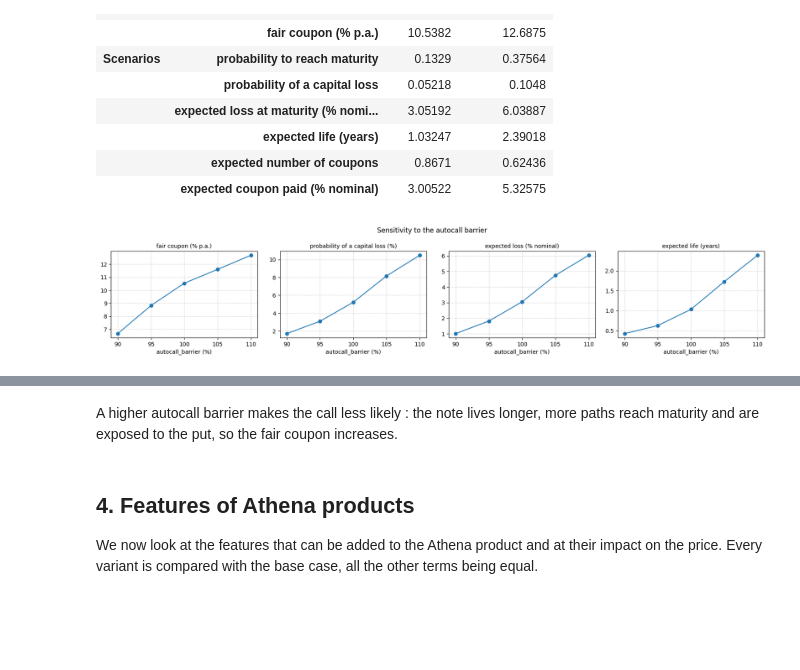
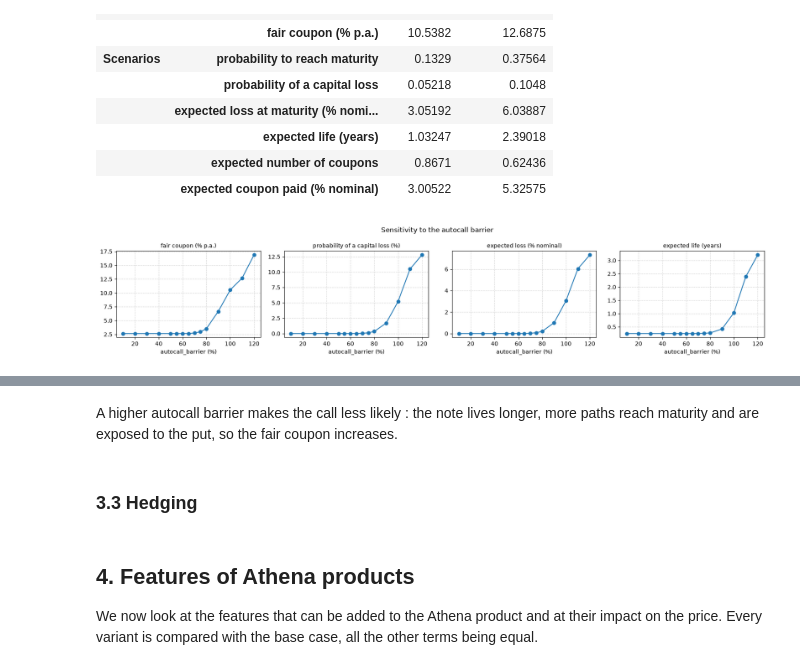
Before and after one commit to bengueddalauzonelias/portfolio, a Jupyter notebook: Products/Athena/athena_synthetic_pricing.ipynb, the cells around one changed output, grey strips where cells are left out. Saved outputs shown, nothing was run; the diff lists cells and outputs as text; code cells hidden in the pictures; blank space fills up the shorter version.

```diff
--- a/Products/Athena/athena_synthetic_pricing.ipynb
+++ b/Products/Athena/athena_synthetic_pricing.ipynb
@@ -192,10 +215,10 @@ compare("Autocall 110%", Athena(4.0, S0, 0.06, frequency=0.25, autocall_barrier=
 |  | expected number of coupons | 0.8671 | 0.62436 |
 |  | expected coupon paid (% nominal) | 3.00522 | 5.32575 |
 # %%
-autocall_sweep = sweep("autocall_barrier", [0.9, 0.95, 1.0, 1.05, 1.1])
+autocall_sweep = sweep("autocall_barrier", [0.1, 0.2, 0.3, 0.4, 0.5, 0.55, 0.6, 0.65, 0.7, 0.75, 0.8, 0.9, 1.0, 1.1, 1.2])
 plot_sweep(autocall_sweep, "Sensitivity to the autocall barrier")
 autocall_sweep
 # %% [output]
-[figure, old version]
+[figure, new version]
 |  | fair coupon (% p.a.) | probability of a capital loss (%) | expected loss (% nominal) | expected life (years) |
 | autocall_barrier |  |  |  |  |
@@ -207,5 +240,7 @@ autocall_sweep
 # %% [markdown]
 A higher autocall barrier makes the call less likely : the note lives longer, more paths reach maturity and are exposed to the put, so the fair coupon increases.
+# %% [markdown]
+### 3.3 Hedging
 # %% [markdown]
 ## 4. Features of Athena products
 
```
Also changed, not shown: parts of 8 cells of this notebook.
